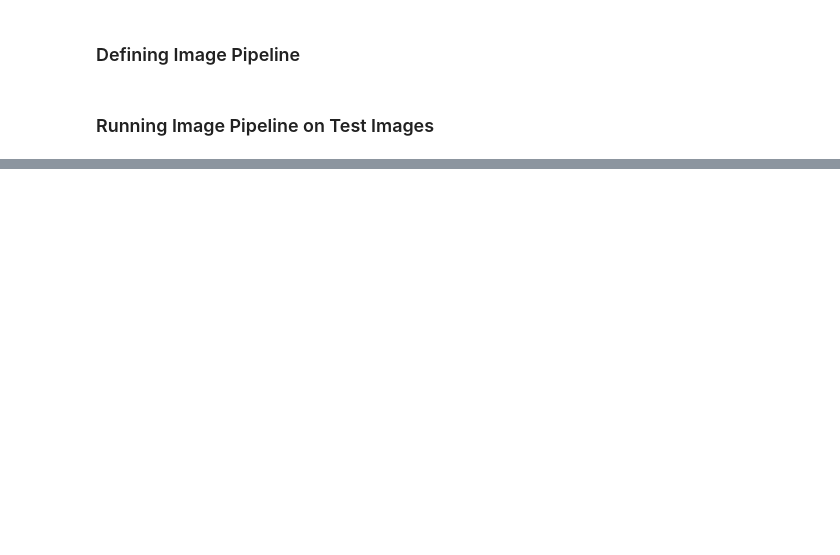
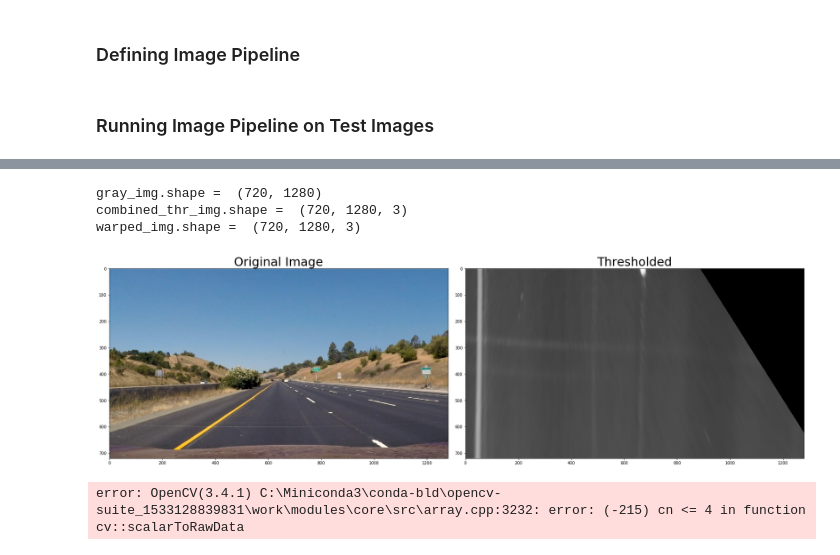
Before and after one commit to jandal487/CarND-Advanced-Lane-Lines, a Jupyter notebook: Stage1_Pipeline_c.ipynb, the cells around one changed output, grey strips where cells are left out. Saved outputs shown, nothing was run; the diff lists cells and outputs as text; code cells hidden in the pictures; blank space fills up the shorter version.

```diff
--- a/Stage1_Pipeline_c.ipynb
+++ b/Stage1_Pipeline_c.ipynb
@@ -123,0 +139,48 @@ ValueError: not enough values to unpack (expected 6, got 5)
+# %%
+# Testing on test images
+path_dir = os.getcwd()+"\\test_images\\"
+images = glob.glob(path_dir+'/*.jpg') # Reading Images from test_images folder
+
+img_input = cv2.imread(images[0])
+originalImage = cv2.cvtColor(img_input, cv2.COLOR_BGR2RGB)
+
+#1. Undistort, blur and gray
+undist_img = undistorted_img(originalImage, mtx, dist)
+blur_img = cv2.GaussianBlur(undist_img, (9, 9), 0)
+gray_img = cv2.cvtColor(blur_img, cv2.COLOR_BGR2GRAY)
+print("gray_img.shape = ", gray_img.shape)
+
+#2. Apply combines thresholding
+gray_img = cv2.cvtColor(gray_img, cv2.COLOR_GRAY2RGB)
+combined_thr_img = pipeline_color_thresholding(gray_img, s_thresh=(100,255), sx_thresh=(10,150))
+print("combined_thr_img.shape = ", combined_thr_img.shape)
+
+#3. Get warp perspective of undistorted image
+# Calculate the source points
+src = np.float32([[300, 650], [1000, 650], [800, 520], [500, 520]])
+# Calculate the destination points
+img_h = gray_img.shape[0] #height = [0, 720]
+img_w = gray_img.shape[1] #width = [0, 1280]
+offset = 50 # Setting offset value to get dst values accordingly
+dst = np.float32([[offset, offset],             # top left
+                  [img_h-offset, offset],       # bottom left
+                  [img_h-offset, img_w-offset], # bottom right
+                  [offset, img_w-offset]])      # top right
+warped_img = WarpPerspective(gray_img, src, dst) # get perspective transformation
+print("warped_img.shape = ", warped_img.shape)
+
+plot_the_result(originalImage, warped_img)
+# %% [output]
+gray_img.shape =  (720, 1280)
+combined_thr_img.shape =  (720, 1280, 3)
+warped_img.shape =  (720, 1280, 3)
+[figure, added]
+# %%
+#4. Get sliding windows
+leftx, lefty, rightx, righty, out_img =  get_sliding_windows(warped_img)
+
+#sw_visual = visualize_sliding_windows(combined_thr_img, leftx, lefty, rightx, righty, out_img)
+
+plot_the_result(originalImage, warped_img)
+# %% [output]
+error: OpenCV(3.4.1) C:\Miniconda3\conda-bld\opencv-suite_1533128839831\work\modules\core\src\array.cpp:3232: error: (-215) cn <= 4 in function cv::scalarToRawData
```
Also changed, not shown: parts of 5 cells of this notebook, 2 other files.
